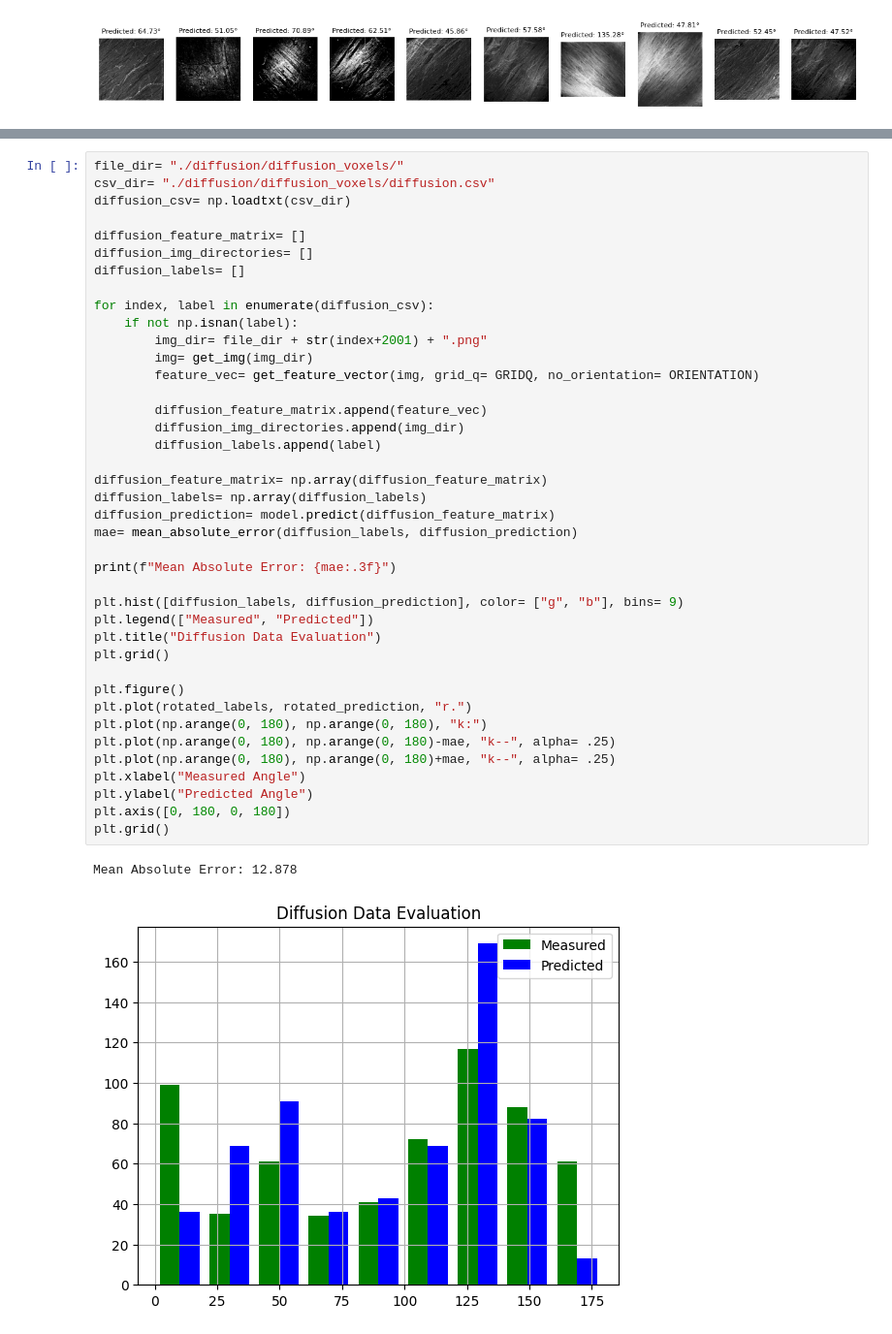
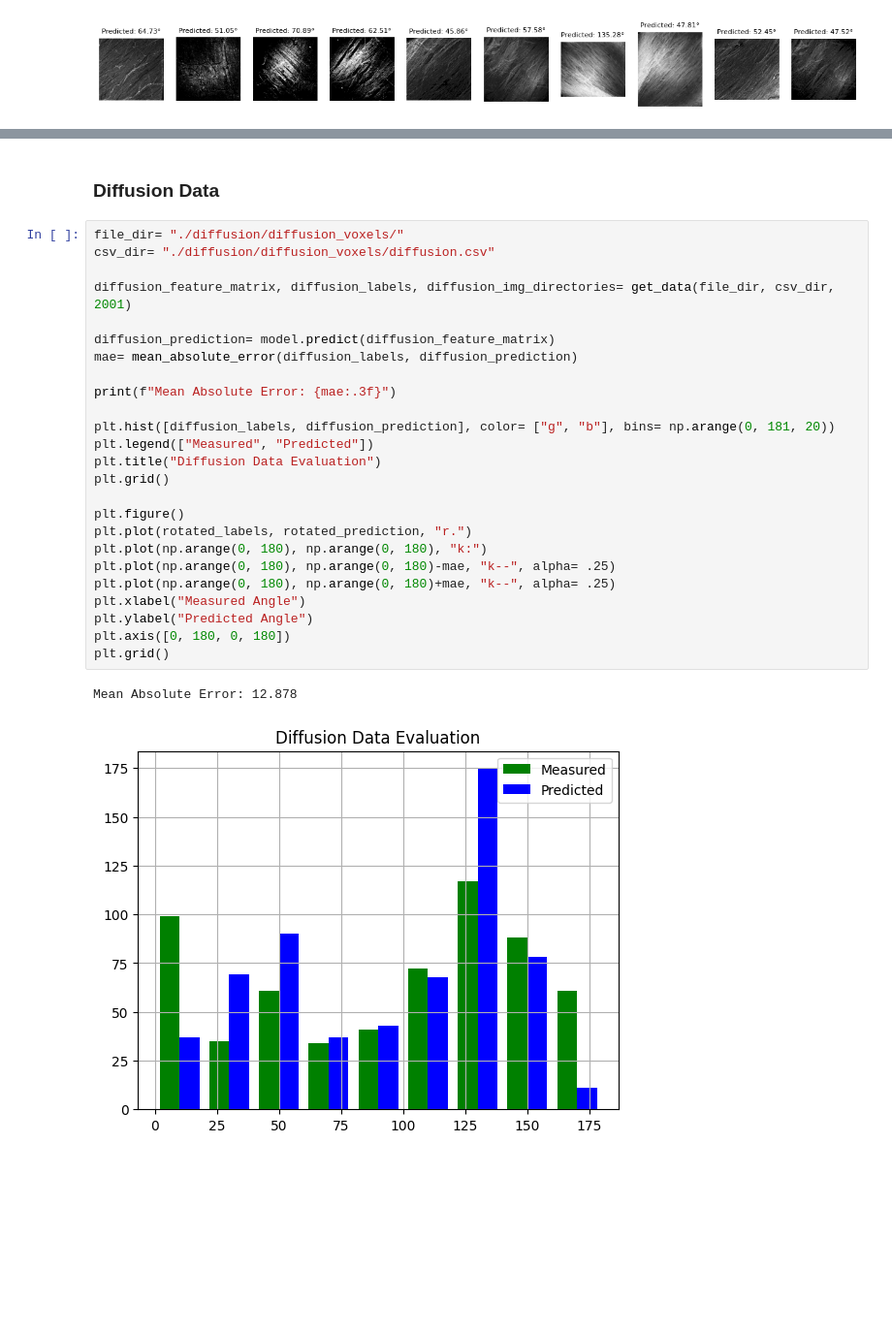
Before and after one commit to hkc5/fiber-prediction, a Jupyter notebook: main.ipynb, the cells around one changed output, grey strips where cells are left out. Shown at 97% size. Cells and saved outputs as stored; diff of their text form; blank space fills up the shorter version.

```diff
--- a/main.ipynb
+++ b/main.ipynb
@@ -310,48 +328,35 @@ plt.grid()
 # %% [output]
 Mean Absolute Error: 14.334
 [figure]
+# %% [markdown]
+### Diffusion Data
 # %%
 file_dir= "./diffusion/diffusion_voxels/"
 csv_dir= "./diffusion/diffusion_voxels/diffusion.csv"
-diffusion_csv= np.loadtxt(csv_dir)
 
-diffusion_feature_matrix= []
-diffusion_img_directories= []
-diffusion_labels= []
+diffusion_feature_matrix, diffusion_labels, diffusion_img_directories= get_data(file_dir, csv_dir, 2001)
 
-for index, label in enumerate(diffusion_csv):
-    if not np.isnan(label):
-        img_dir= file_dir + str(index+2001) + ".png"
-        img= get_img(img_dir)
-        feature_vec= get_feature_vector(img, grid_q= GRIDQ, no_orientation= ORIENTATION)
-
-        diffusion_feature_matrix.append(feature_vec)
-        diffusion_img_directories.append(img_dir)
-        diffusion_labels.append(label)
-
-diffusion_feature_matrix= np.array(diffusion_feature_matrix)
-diffusion_labels= np.array(diffusion_labels)
 diffusion_prediction= model.predict(diffusion_feature_matrix)
 mae= mean_absolute_error(diffusion_labels, diffusion_prediction)
 
 print(f"Mean Absolute Error: {mae:.3f}")
 
-plt.hist([diffusion_labels, diffusion_prediction], color= ["g", "b"], bins= 9)
+plt.hist([diffusion_labels, diffusion_prediction], color= ["g", "b"], bins= np.arange(0, 181, 20))
 plt.legend(["Measured", "Predicted"])
 plt.title("Diffusion Data Evaluation")
 plt.grid()
 
 plt.figure()
 plt.plot(rotated_labels, rotated_prediction, "r.")
 plt.plot(np.arange(0, 180), np.arange(0, 180), "k:")
 plt.plot(np.arange(0, 180), np.arange(0, 180)-mae, "k--", alpha= .25)
 plt.plot(np.arange(0, 180), np.arange(0, 180)+mae, "k--", alpha= .25)
 plt.xlabel("Measured Angle")
 plt.ylabel("Predicted Angle")
 plt.axis([0, 180, 0, 180])
 plt.grid()
 # %% [output]
 Mean Absolute Error: 12.878
-[figure, old version]
+[figure, new version]
 [figure]
 # %% [markdown]
```
Also changed, not shown: parts of 21 cells of this notebook, 2 other files.
